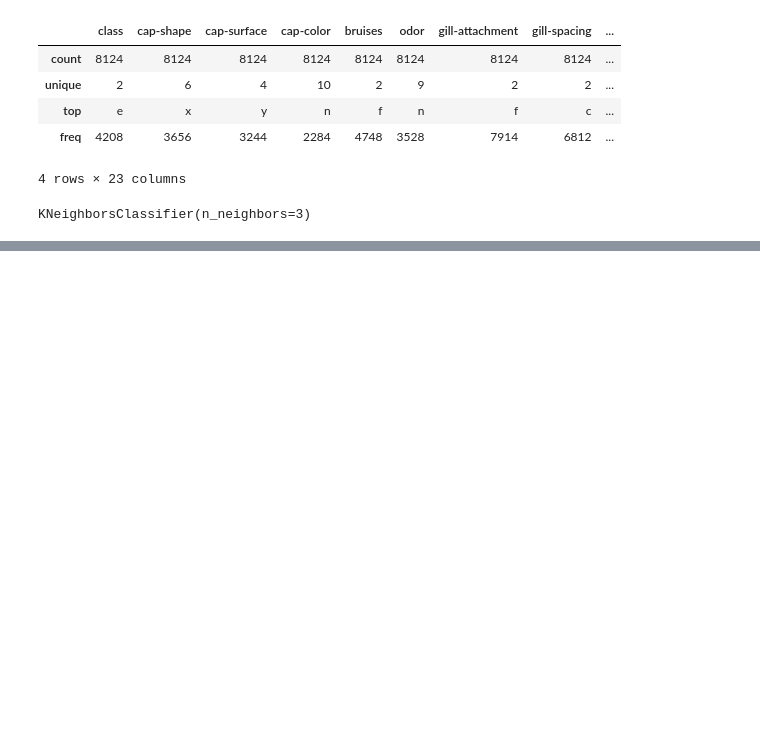
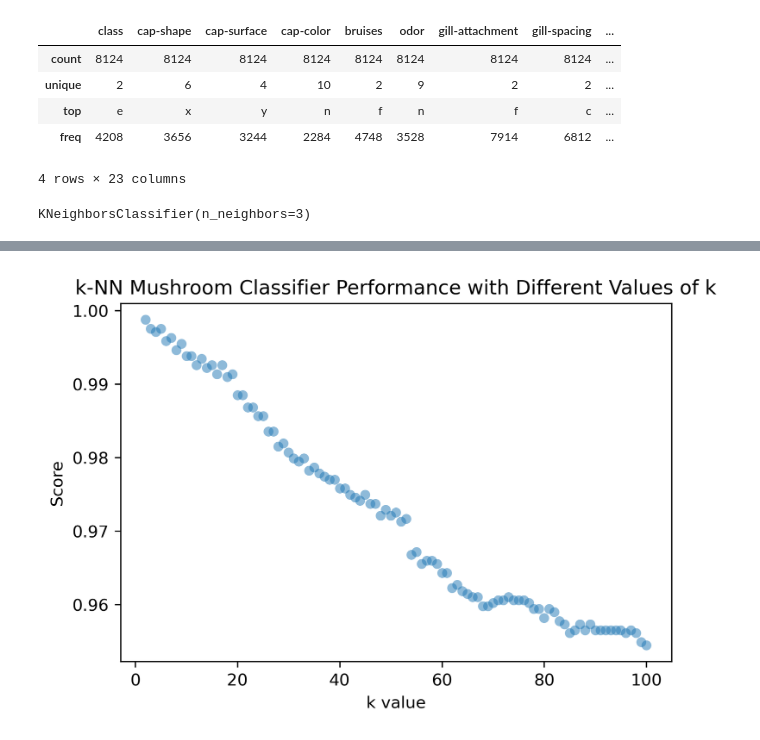
Before and after one commit to tyleryip/ENSF544_Project1, a Jupyter notebook: paper1-kNN.ipynb, the cells around one changed output, grey strips where cells are left out. Saved outputs shown, nothing was run; the diff lists cells and outputs as text; code cells hidden in the pictures; blank space fills up the shorter version.

```diff
--- a/paper1-kNN.ipynb
+++ b/paper1-kNN.ipynb
@@ -52,0 +76,11 @@ model.score(x_test, y_test)
+# %%
+fig, ax = plt.subplots()
+scatter = ax.scatter(range(2, 101), knn_scores_df['score'][2:101], alpha=0.5, linewidths=0)
+
+ax.set_title('k-NN Mushroom Classifier Performance with Different Values of k')
+ax.set_ylabel('Score')
+ax.set_xlabel('k value')
+
+plt.show()
+# %% [output]
+[figure, added]
```
Also changed, not shown: parts of 8 cells of this notebook.
